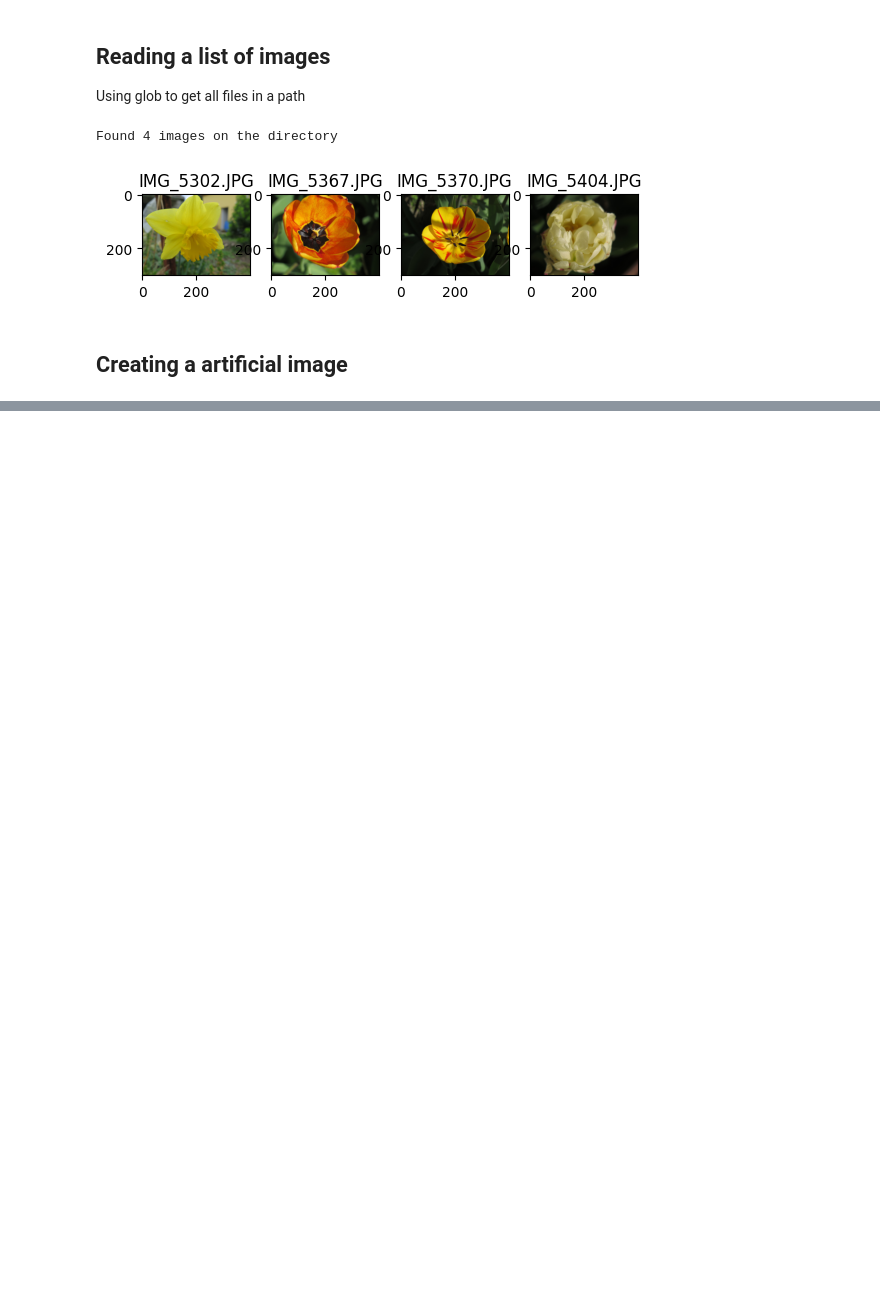
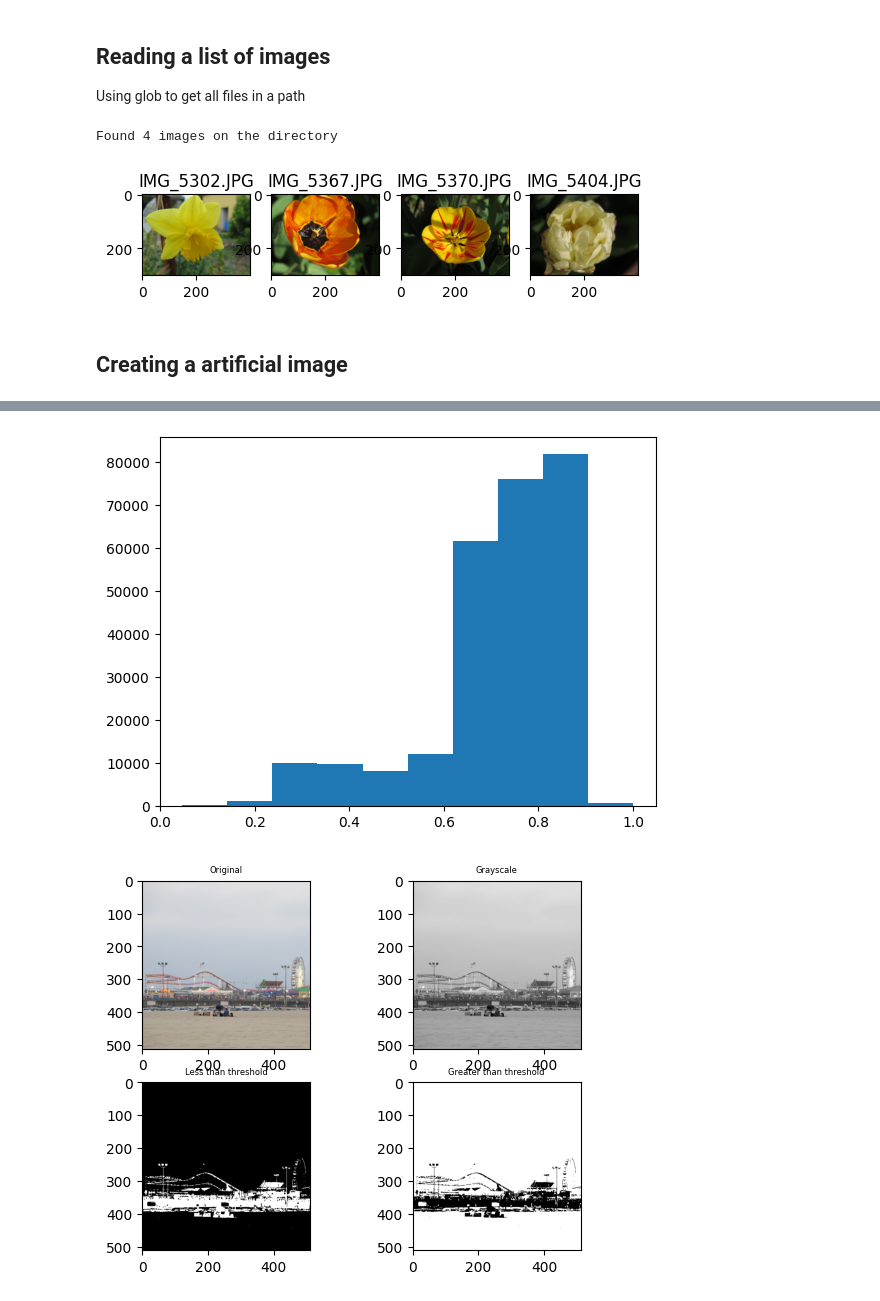
Before and after one commit to matheus3301/bip, a Jupyter notebook: lab1.ipynb, the cells around one changed output, grey strips where cells are left out. Cells and saved outputs as stored; diff of their text form; code cells hidden in the pictures; blank space fills up the shorter version.

```diff
--- a/lab1.ipynb
+++ b/lab1.ipynb
@@ -126,0 +185,33 @@ plt.show()
+# %%
+THRESHOLD = .5
+
+
+img = skimage.io.imread("./images/santamonica.jpg")
+img_gray = skimage.color.rgb2gray(img)
+
+img_arr = np.ravel(img_gray)
+plt.hist(img_arr)
+
+plt.show()
+
+fig, axs = plt.subplots(2, 2)
+
+fontsize=6
+
+axs[0, 0].imshow(img)
+axs[0, 0].set_title('Original', fontsize=fontsize)
+
+axs[0, 1].imshow(img_gray, cmap='gray')
+axs[0, 1].set_title('Grayscale', fontsize=fontsize)
+
+axs[1, 0].imshow(img_gray < THRESHOLD, cmap='gray')
+axs[1, 0].set_title('Less than threshold', fontsize=fontsize)
+
+
+axs[1, 1].imshow(img_gray >= THRESHOLD, cmap='gray')
+axs[1, 1].set_title('Greater than threshold', fontsize=fontsize)
+
+plt.show()
+# %% [output]
+[figure, added]
+[figure, added]
```
Also changed, not shown: parts of 11 cells of this notebook, 3 other files.
